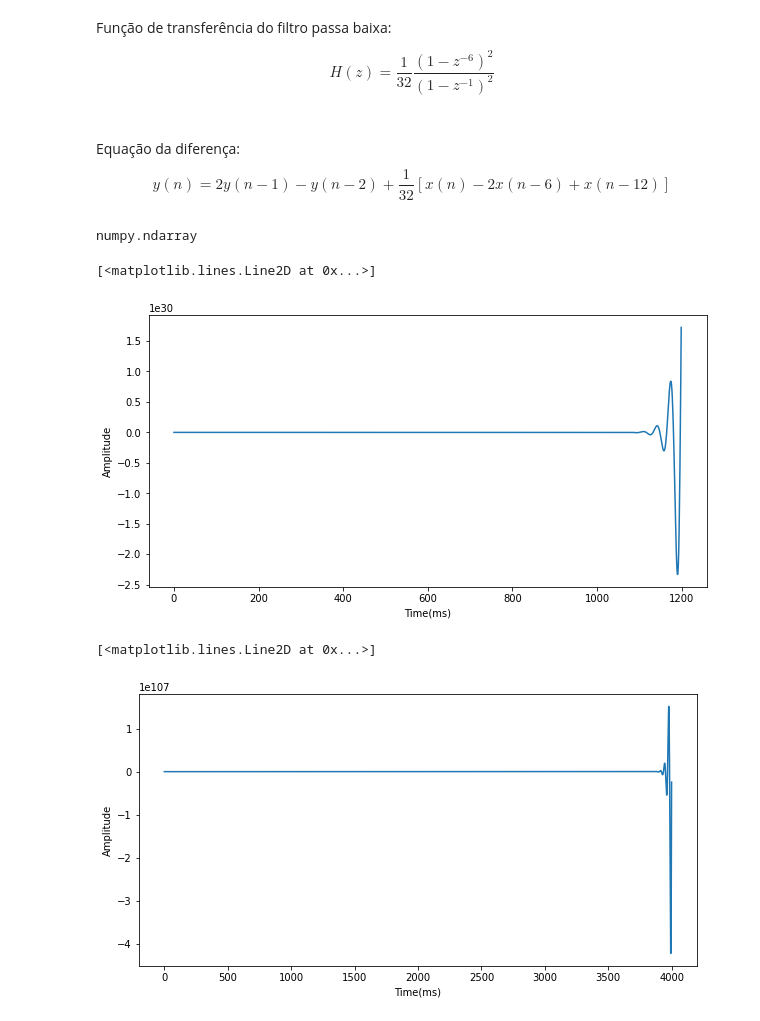
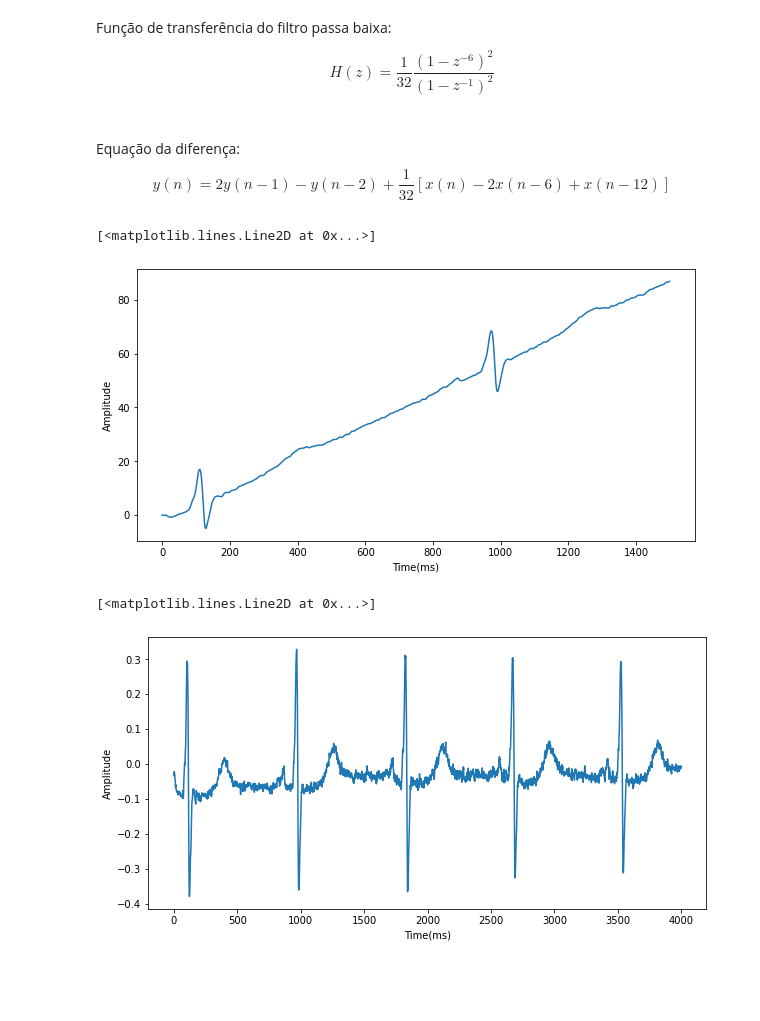
Before and after one commit to cgalvaojr1976/ic-ecg, a Jupyter notebook: models/PanTompkins.ipynb, the cells around one changed output. Saved outputs shown, nothing was run; the diff lists cells and outputs as text; code cells hidden in the pictures; blank space fills up the shorter version.

```diff
--- a/models/PanTompkins.ipynb
+++ b/models/PanTompkins.ipynb
@@ -60,8 +41,4 @@ $$H(z) = \frac{1}{32}\frac{(1 - z^{-6})^2}{(1 - z^{-1})^2}$$
 
 Equação da diferença:
 $$y(n) = 2y(n - 1) - y(n - 2) + \frac{1}{32}[x(n) - 2x(n - 6) + x(n - 12)]$$
-# %%
-type(record)
-# %% [output]
-numpy.ndarray
 # %%
@@ -73,17 +53,18 @@ def pass_baixa(sinal):
 # %%
-teste_passab = pass_baixa(record)
 plt.figure(figsize=(10,5))
 plt.xlabel(xlabel="Time(ms)")
 plt.ylabel(ylabel="Amplitude")
-plt.plot(tamanho[0:1200], teste_passab[0:1200])
+plt.plot(tamanho[:1500], teste_passab[:1500])
 # %% [output]
 [<matplotlib.lines.Line2D at 0x...>]
-[figure, old version]
+[figure, new version]
 # %%
+#Funcao de transferencia pronta na biblio scilab
+x1 = sig.lfilter([1,0,0,0,0,0,-2,0,0,0,0,0,1],[1,-2,1],record)
 plt.figure(figsize=(10,5))
 plt.xlabel(xlabel="Time(ms)")
 plt.ylabel(ylabel="Amplitude")
-plt.plot(tamanho[0:4000], teste_passab[0:4000])
+plt.plot(tamanho[0:4000], x1[0:4000])
 # %% [output]
 [<matplotlib.lines.Line2D at 0x...>]
-[figure, old version]
+[figure, new version]
```
Also changed, not shown: parts of 10 cells of this notebook, 1 other file.
